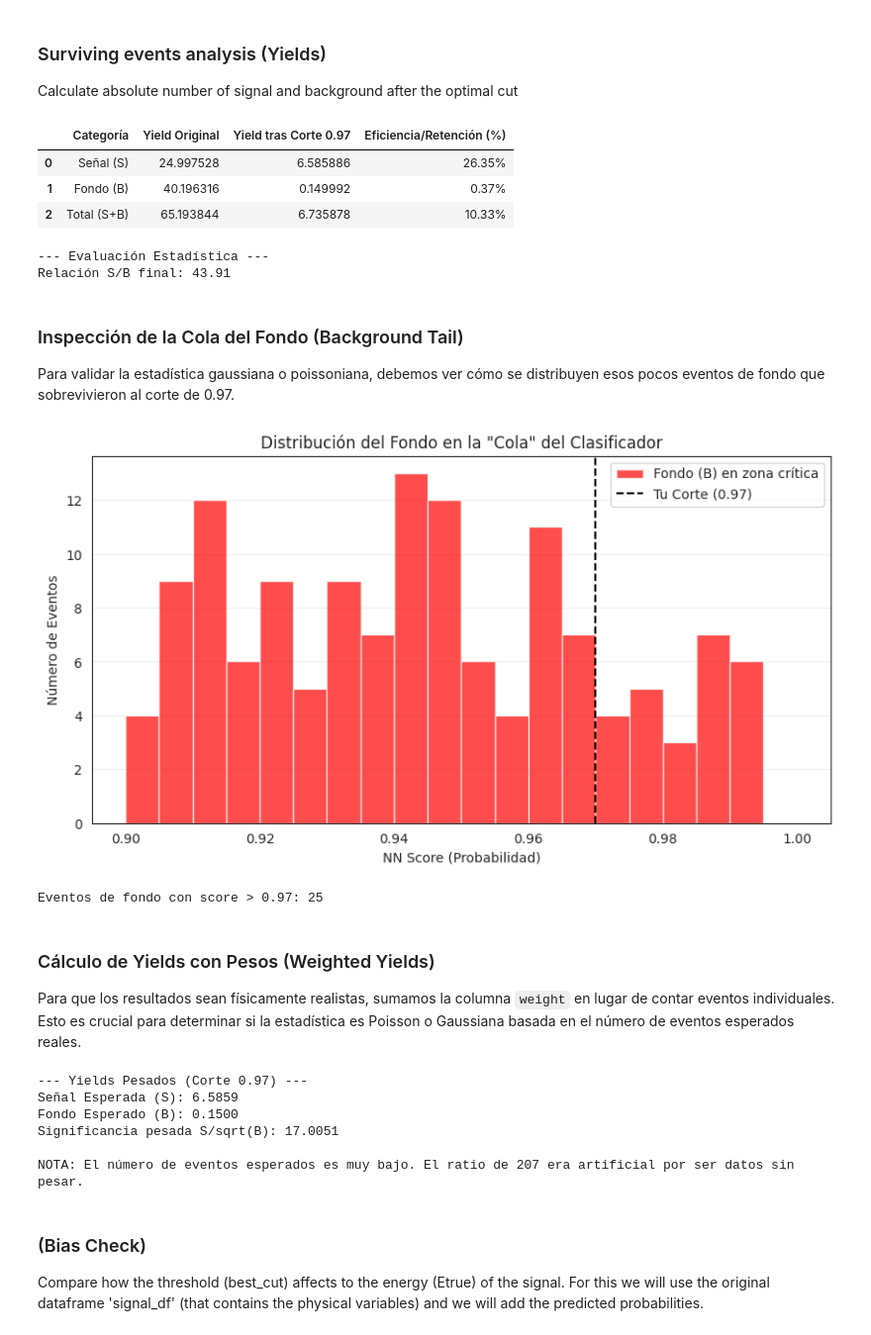
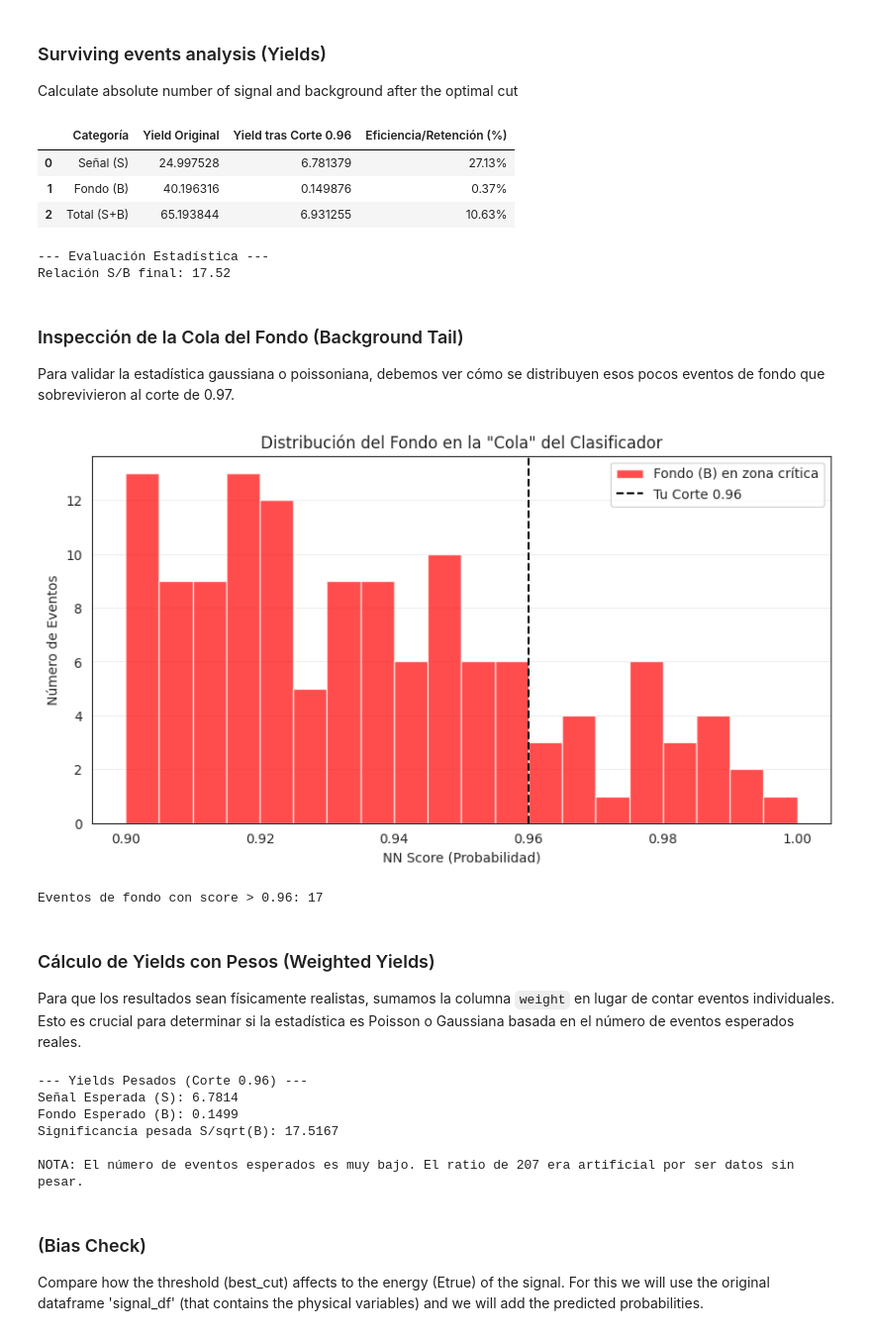
Before and after one commit to jajajandro/LIP_updated-codes, a Jupyter notebook: Template_ML.ipynb, the cells around one changed output. Shown at 99% size. Saved outputs shown, nothing was run; the diff lists cells and outputs as text; code cells hidden in the pictures.

```diff
--- a/Template_ML.ipynb
+++ b/Template_ML.ipynb
@@ -745,45 +745,45 @@ bkg_final = FullSignal[(FullSignal['target'] == 0) & (FullSignal['signal_probabi
 yields_df = pd.DataFrame({
     'Categoría': ['Señal (S)', 'Fondo (B)', 'Total (S+B)'],
     'Yield Original': [total_S_orig, total_B_orig, total_orig],
-    'Yield tras Corte 0.97': [sig_final, bkg_final, sig_final + bkg_final],
+    f'Yield tras Corte {working_point:.2f}': [sig_final, bkg_final, sig_final + bkg_final],
     'Eficiencia/Retención (%)': [f'{(sig_final/total_S_orig)*100:.2f}%', f'{(bkg_final/total_B_orig)*100:.2f}%', f'{((sig_final+bkg_final)/total_orig)*100:.2f}%']
 })
 
 display(yields_df)
 
 print(f"\n--- Evaluación Estadística ---")
-print(f"Relación S/B final: {sig_final/bkg_final:.2f}" if bkg_final > 0 else "Relación S/B: Fondo cero en la muestra.")
+print(f"Relación S/B final: {(sig_final/np.sqrt(bkg_final)):.2f}" if bkg_final > 0 else "Relación S/B: Fondo cero en la muestra.")
 # %% [output]
-|  | Categoría | Yield Original | Yield tras Corte 0.97 | Eficiencia/Retención (%) |
-| 0 | Señal (S) | 24.997528 | 6.585886 | 26.35% |
-| 1 | Fondo (B) | 40.196316 | 0.149992 | 0.37% |
-| 2 | Total (S+B) | 65.193844 | 6.735878 | 10.33% |
+|  | Categoría | Yield Original | Yield tras Corte 0.96 | Eficiencia/Retención (%) |
+| 0 | Señal (S) | 24.997528 | 6.781379 | 27.13% |
+| 1 | Fondo (B) | 40.196316 | 0.149876 | 0.37% |
+| 2 | Total (S+B) | 65.193844 | 6.931255 | 10.63% |
 --- Evaluación Estadística ---
-Relación S/B final: 43.91
+Relación S/B final: 17.52
 # %% [markdown]
 ### Inspección de la Cola del Fondo (Background Tail)
 Para validar la estadística gaussiana o poissoniana, debemos ver cómo se distribuyen esos pocos eventos de fondo que sobrevivieron al corte de 0.97.
 # %%
 import matplotlib.pyplot as plt
 
 # Filtramos solo el fondo que sobrevive al corte
 bkg_tail = FullSignal[(FullSignal['target'] == 0) & (FullSignal['signal_probability'] >= 0.90)]
 
 plt.figure(figsize=(10, 5))
 plt.hist(bkg_tail['signal_probability'], bins=20, range=(0.90, 1.0), color='red', alpha=0.7, label='Fondo (B) en zona crítica')
-plt.axvline(best_cut, color='black', linestyle='--', label='Tu Corte (0.97)')
+plt.axvline(best_cut, color='black', linestyle='--', label=f'Tu Corte {working_point:.2f}')
 
 plt.title('Distribución del Fondo en la "Cola" del Clasificador')
 plt.xlabel('NN Score (Probabilidad)')
 plt.ylabel('Número de Eventos')
 plt.legend()
 plt.grid(axis='y', alpha=0.3)
 plt.show()
 
-print(f"Eventos de fondo con score > 0.97: {len(bkg_tail[bkg_tail['signal_probability'] >= 0.97])}")
+print(f"Eventos de fondo con score > {working_point:.2f}: {len(bkg_tail[bkg_tail['signal_probability'] >= 0.97])}")
 # %% [output]
-[figure, old version]
+[figure, new version]
-Eventos de fondo con score > 0.97: 25
+Eventos de fondo con score > 0.96: 17
 # %% [markdown]
 ### Cálculo de Yields con Pesos (Weighted Yields)
 Para que los resultados sean físicamente realistas, sumamos la columna `weight` en lugar de contar eventos individuales. Esto es crucial para determinar si la estadística es Poisson o Gaussiana basada en el número de eventos esperados reales.
@@ -795,7 +795,7 @@ import numpy as np
 weights_full = pandas.concat([signal_df['weight'], background_df['weight']], ignore_index=True)
 FullSignal['weight'] = weights_full
 
-working_point = 0.97
+working_point = best_cut
 
 # Selección tras el corte
 mask_sig = (FullSignal['target'] == 1) & (FullSignal['signal_probability'] >= working_point)
@@ -816,10 +816,10 @@ print(f"Significancia pesada S/sqrt(B): {sig_weighted:.4f}")
 if S_weighted < 10:
     print('\nNOTA: El número de eventos esperados es muy bajo. El ratio de 207 era artificial por ser datos sin pesar.')
 # %% [output]
---- Yields Pesados (Corte 0.97) ---
-Señal Esperada (S): 6.5859
-Fondo Esperado (B): 0.1500
-Significancia pesada S/sqrt(B): 17.0051
+--- Yields Pesados (Corte 0.96) ---
+Señal Esperada (S): 6.7814
+Fondo Esperado (B): 0.1499
+Significancia pesada S/sqrt(B): 17.5167
 
 NOTA: El número de eventos esperados es muy bajo. El ratio de 207 era artificial por ser datos sin pesar.
 # %% [markdown]
```
Also changed, not shown: parts of 12 cells of this notebook.
